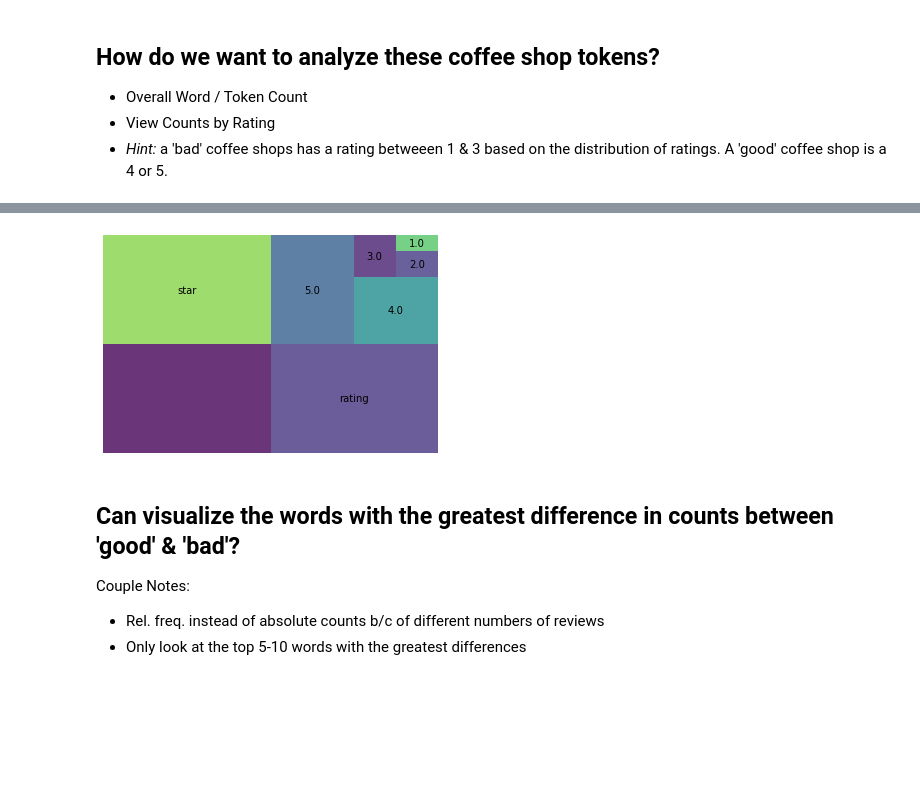
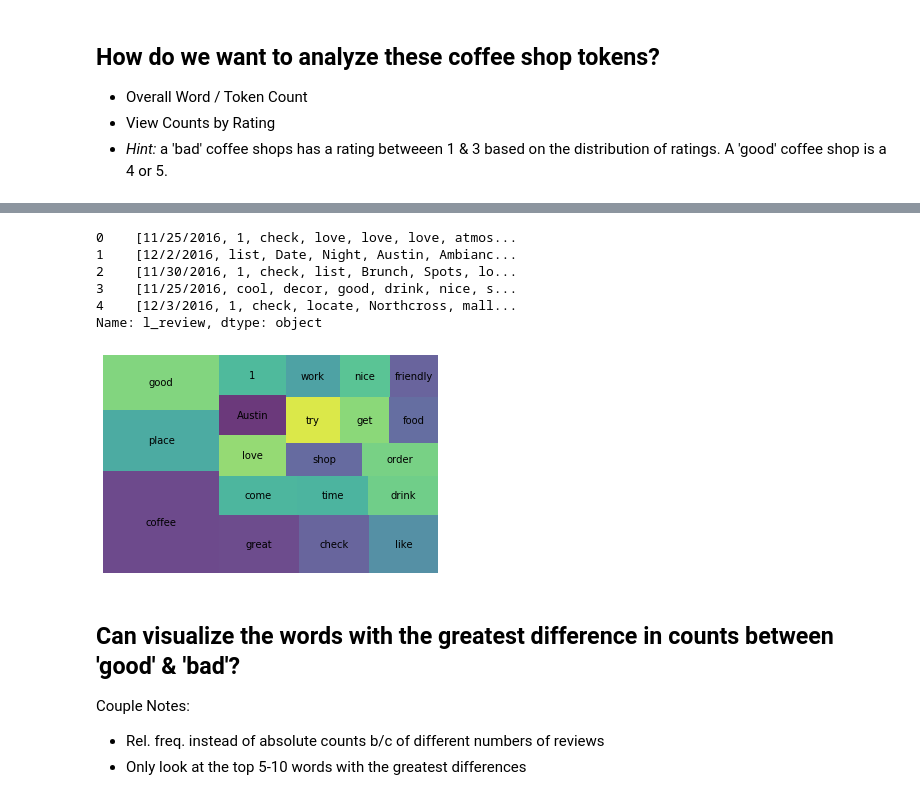
Before and after one commit to nephylum/DS-Unit-4-Sprint-1-NLP, a Jupyter notebook: module1-text-data/LS_DS_411_Text_Data_Assignment.ipynb, the cells around one changed output, grey strips where cells are left out. Saved outputs shown, nothing was run; the diff lists cells and outputs as text; code cells hidden in the pictures; blank space fills up the shorter version.

```diff
--- a/module1-text-data/LS_DS_411_Text_Data_Assignment.ipynb
+++ b/module1-text-data/LS_DS_411_Text_Data_Assignment.ipynb
@@ -50,5 +101,4 @@ stop_words = nlp.Defaults.stop_words.union(['I', 'i', 'it', "it's", 'it.', 'the'
 # %%
-nlp = spacy.load("en_core_web_lg")
 def get_lemmas(text):
 
     lemmas = []
@@ -57,7 +107,8 @@ def get_lemmas(text):
 
     # Something goes here :P
     for token in doc:
-        if ((token.is_stop == False) and (token.is_punct == False)) and (token.pos_!= 'PRON'):
+        #force in a ' ' as function returns a ' ' value
+        if ((token.is_stop == False) and (token.is_punct == False)) and (token.pos_!= 'PRON') and (token.lemma_ != ' '):
             lemmas.append(token.lemma_)
 
     return lemmas
@@ -70,18 +129,0 @@ dtype('O')
-# %%
-shops['s_lemmas'] = repr(shops['lemmas'])
-# %%
-tokenizer = Tokenizer(nlp.vocab)
-
-tokens = []
-
-for doc in tokenizer.pipe(shops['s_lemmas'], batch_size=500):
-
-    doc_tokens = []
-
-    for token in doc:
-        if token.text.lower() not in stop_words:
-            doc_tokens.append(token.text.lower())
-
-    tokens.append(doc_tokens)
-
-shops['tokens'] = tokens
@@ -147,12 +183,23 @@ def count(docs):
+# %%
+#get lemmas from the full_review_column
+shops['l_review'] = shops['full_review_text'].apply(get_lemmas)
+shops['l_review'][:5]
+# %% [output]
+0    [11/25/2016, 1, check, love, love, love, atmos...
+1    [12/2/2016, list, Date, Night, Austin, Ambianc...
+2    [11/30/2016, 1, check, list, Brunch, Spots, lo...
+3    [11/25/2016, cool, decor, good, drink, nice, s...
+4    [12/3/2016, 1, check, locate, Northcross, mall...
+Name: l_review, dtype: object
 # %%
-wc = count(shops['lemmas'])
+wc = count(shops['l_review'])
 wc_top20 = wc[wc['rank'] <= 20]
 
 squarify.plot(sizes=wc_top20['pct_total'], label=wc_top20['word'], alpha=.8 )
 plt.axis('off')
 plt.show()
 # %% [output]
-[figure, old version]
+[figure, new version]
 # %% [markdown]
 ## Can visualize the words with the greatest difference in counts between 'good' & 'bad'?
 
```
Also changed, not shown: parts of 15 cells of this notebook.
